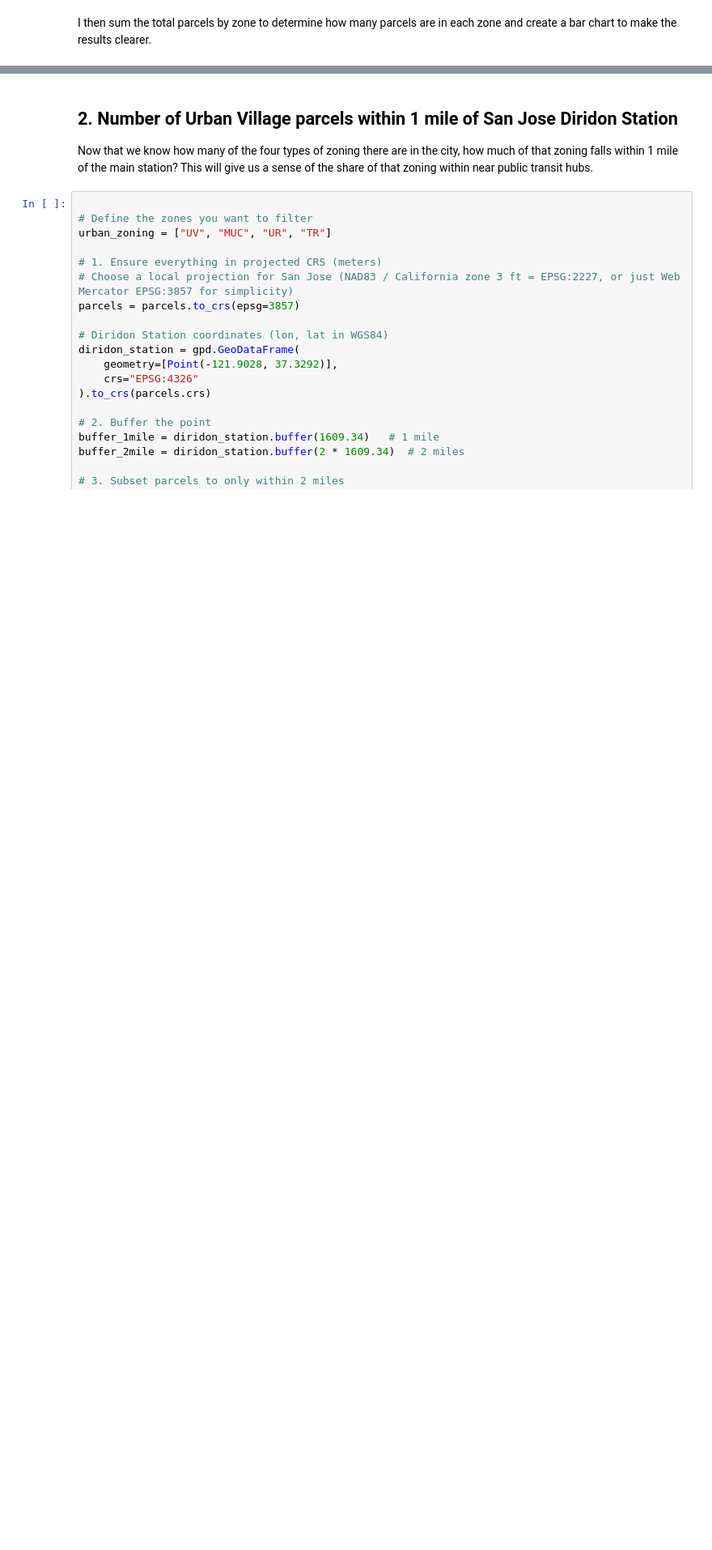
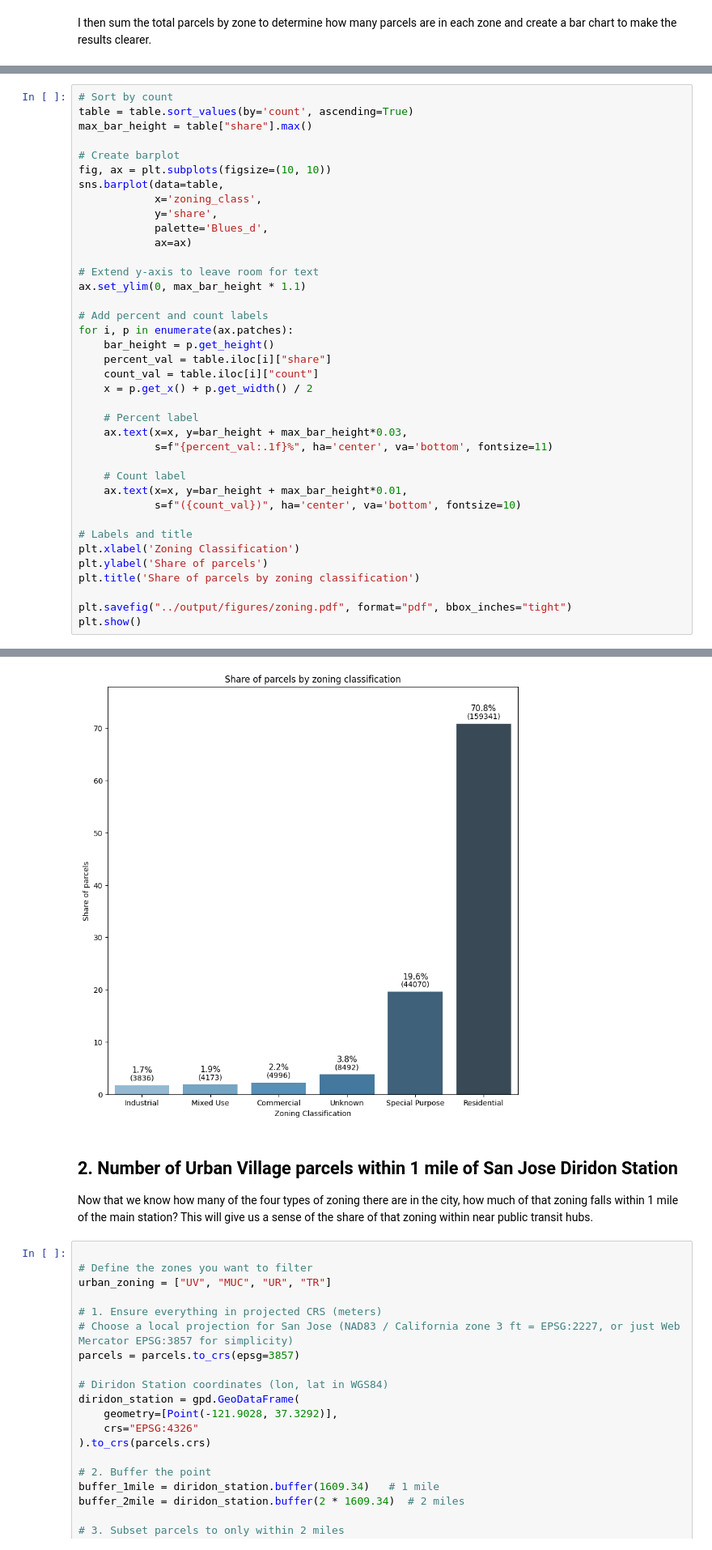
Before and after one commit to kaseyzapatka/sanjose_transit_equity, a Jupyter notebook: code/02_exploratory.ipynb, the cells around one changed output, grey strips where cells are left out. Shown at 81% size. Cells and saved outputs as stored; diff of their text form; blank space fills up the shorter version.

```diff
--- a/code/02_exploratory.ipynb
+++ b/code/02_exploratory.ipynb
@@ -146,0 +222,39 @@ Passing `palette` without assigning `hue` is deprecated and will be removed in v
+# %%
+# Sort by count
+table = table.sort_values(by='count', ascending=True)
+max_bar_height = table["share"].max()
+
+# Create barplot
+fig, ax = plt.subplots(figsize=(10, 10))
+sns.barplot(data=table,
+            x='zoning_class',
+            y='share',
+            palette='Blues_d',
+            ax=ax)
+
+# Extend y-axis to leave room for text
+ax.set_ylim(0, max_bar_height * 1.1)
+
+# Add percent and count labels
+for i, p in enumerate(ax.patches):
+    bar_height = p.get_height()
+    percent_val = table.iloc[i]["share"]
+    count_val = table.iloc[i]["count"]
+    x = p.get_x() + p.get_width() / 2
+
+    # Percent label
+    ax.text(x=x, y=bar_height + max_bar_height*0.03,
+            s=f"{percent_val:.1f}%", ha='center', va='bottom', fontsize=11)
+
+    # Count label
+    ax.text(x=x, y=bar_height + max_bar_height*0.01,
+            s=f"({count_val})", ha='center', va='bottom', fontsize=10)
+
+# Labels and title
+plt.xlabel('Zoning Classification')
+plt.ylabel('Share of parcels')
+plt.title('Share of parcels by zoning classification')
+
+plt.savefig("../output/figures/zoning.pdf", format="pdf", bbox_inches="tight")
+plt.show()
+# %% [output]
@@ -147,3 +262,4 @@ Passing `palette` without assigning `hue` is deprecated and will be removed in v
+[figure, added]
 # %% [markdown]
 ## 2. Number of Urban Village parcels within 1 mile of San Jose Diridon Station
 
```
Also changed, not shown: parts of 5 cells of this notebook.
